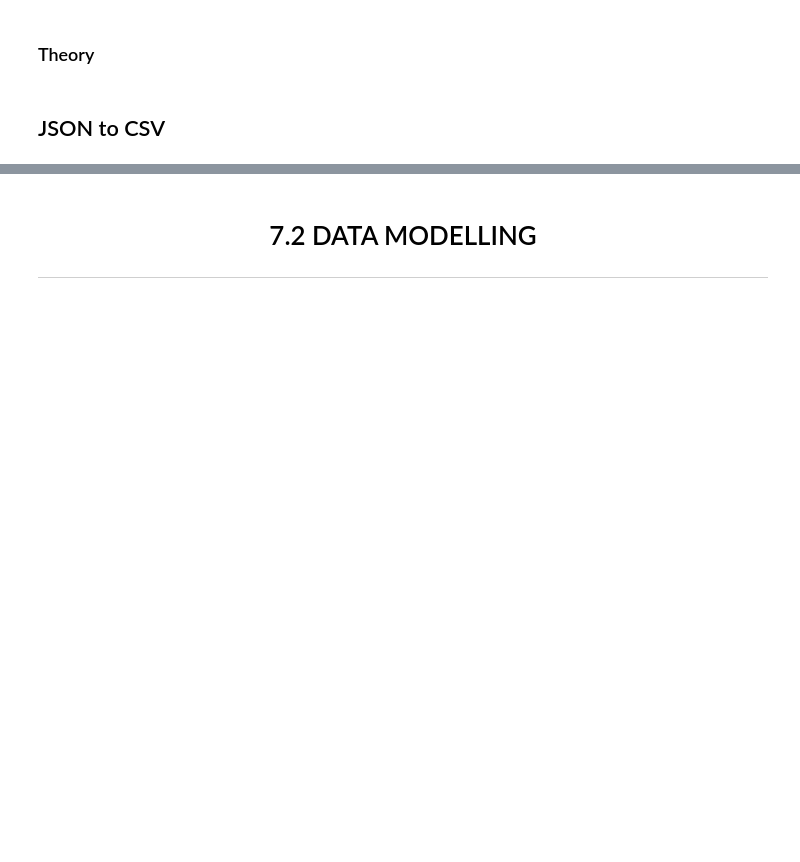
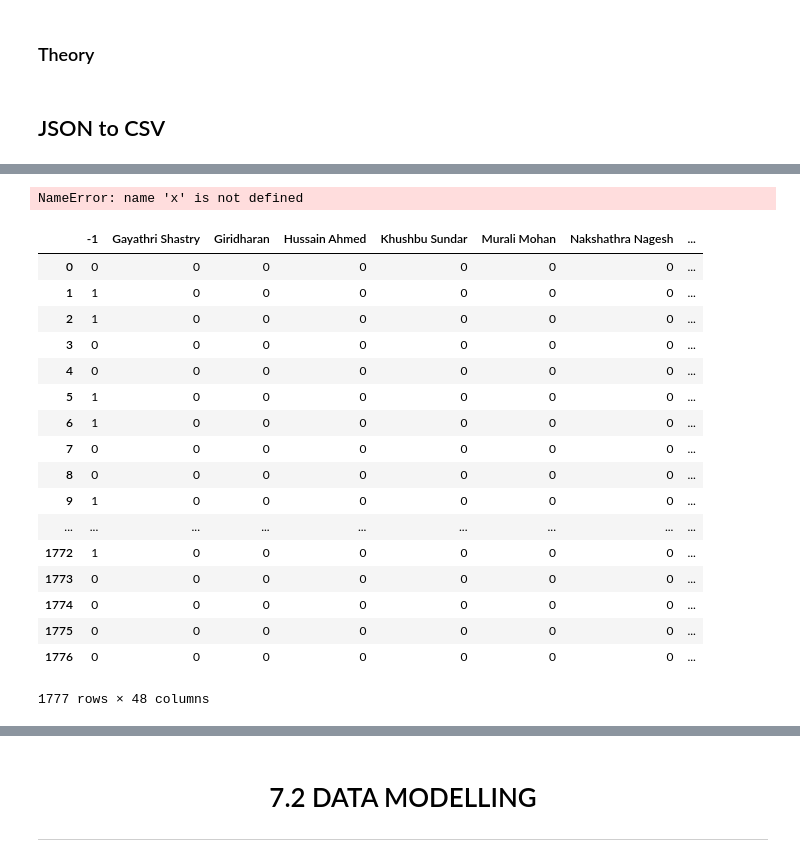
Before and after one commit to vyster/Data-Taxonomy-GraphDB-, a Jupyter notebook: Data Taxonomy [GraphDB].ipynb, the cells around one changed output, grey strips where cells are left out. Cells and saved outputs as stored; diff of their text form; code cells hidden in the pictures; blank space fills up the shorter version.

```diff
--- a/Data Taxonomy [GraphDB].ipynb
+++ b/Data Taxonomy [GraphDB].ipynb
@@ -263,0 +480,4 @@ Average degree:   1.5000
+# %%
+v = 'data1.csv'
+# %%
+vy = pd.read_csv(v)
@@ -263,0 +505,33 @@ Average degree:   1.5000
+# %%
+x1 = pd.get_dummies(vy['CHAR_0_CHARACTER_PREDICTION_LABEL'])
+x2 = pd.get_dummies(vy['CHAR_1_CHARACTER_PREDICTION_LABEL'])
+x3 = pd.get_dummies(vy['CHAR_2_CHARACTER_PREDICTION_LABEL'])
+x4 = pd.get_dummies(vy['CHAR_3_CHARACTER_PREDICTION_LABEL'])
+x5 = pd.get_dummies(vy['CHAR_4_CHARACTER_PREDICTION_LABEL'])
+# %%
+x
+# %% [output]
+NameError: name 'x' is not defined
+# %%
+x = pd.concat([x1 , x2 ,x3 ,x4 ,x5 ], axis= 1)
+# %%
+x
+# %% [output]
+|  | -1 | Gayathri Shastry | Giridharan | Hussain Ahmed | Khushbu Sundar | Murali Mohan | Nakshathra Nagesh | ... |
+| 0 | 0 | 0 | 0 | 0 | 0 | 0 | 0 | ... |
+| 1 | 1 | 0 | 0 | 0 | 0 | 0 | 0 | ... |
+| 2 | 1 | 0 | 0 | 0 | 0 | 0 | 0 | ... |
+| 3 | 0 | 0 | 0 | 0 | 0 | 0 | 0 | ... |
+| 4 | 0 | 0 | 0 | 0 | 0 | 0 | 0 | ... |
+| 5 | 1 | 0 | 0 | 0 | 0 | 0 | 0 | ... |
+| 6 | 1 | 0 | 0 | 0 | 0 | 0 | 0 | ... |
+| 7 | 0 | 0 | 0 | 0 | 0 | 0 | 0 | ... |
+| 8 | 0 | 0 | 0 | 0 | 0 | 0 | 0 | ... |
+| 9 | 1 | 0 | 0 | 0 | 0 | 0 | 0 | ... |
+| ... | ... | ... | ... | ... | ... | ... | ... | ... |
+| 1772 | 1 | 0 | 0 | 0 | 0 | 0 | 0 | ... |
+| 1773 | 0 | 0 | 0 | 0 | 0 | 0 | 0 | ... |
+| 1774 | 0 | 0 | 0 | 0 | 0 | 0 | 0 | ... |
+| 1775 | 0 | 0 | 0 | 0 | 0 | 0 | 0 | ... |
+| 1776 | 0 | 0 | 0 | 0 | 0 | 0 | 0 | ... |
+1777 rows × 48 columns
```
Also changed, not shown: parts of 88 cells of this notebook, 1 other file.
